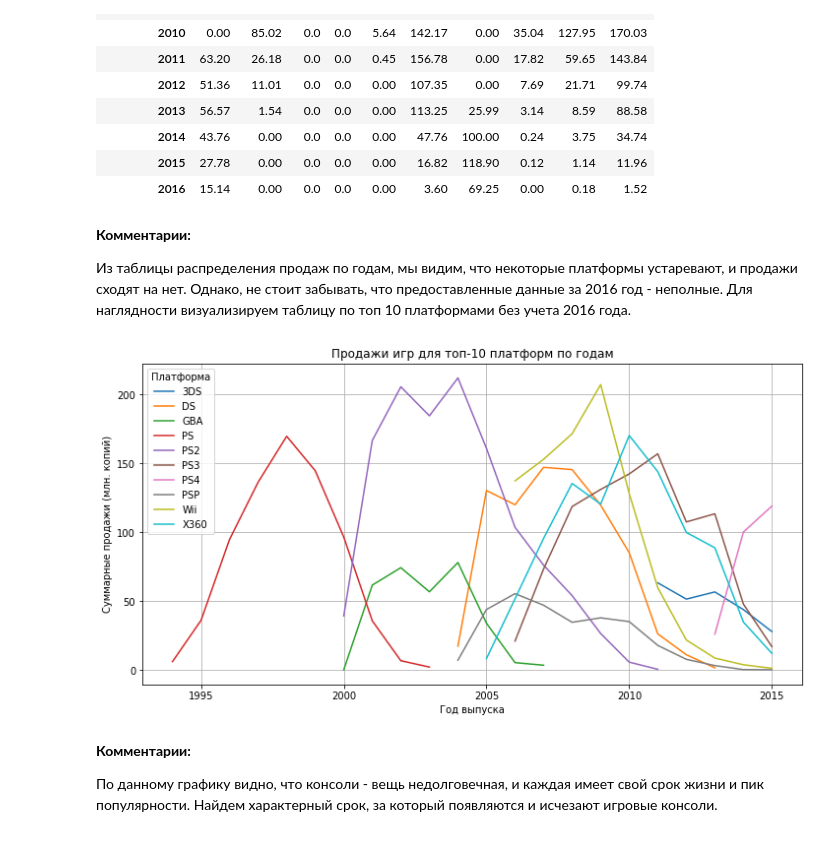
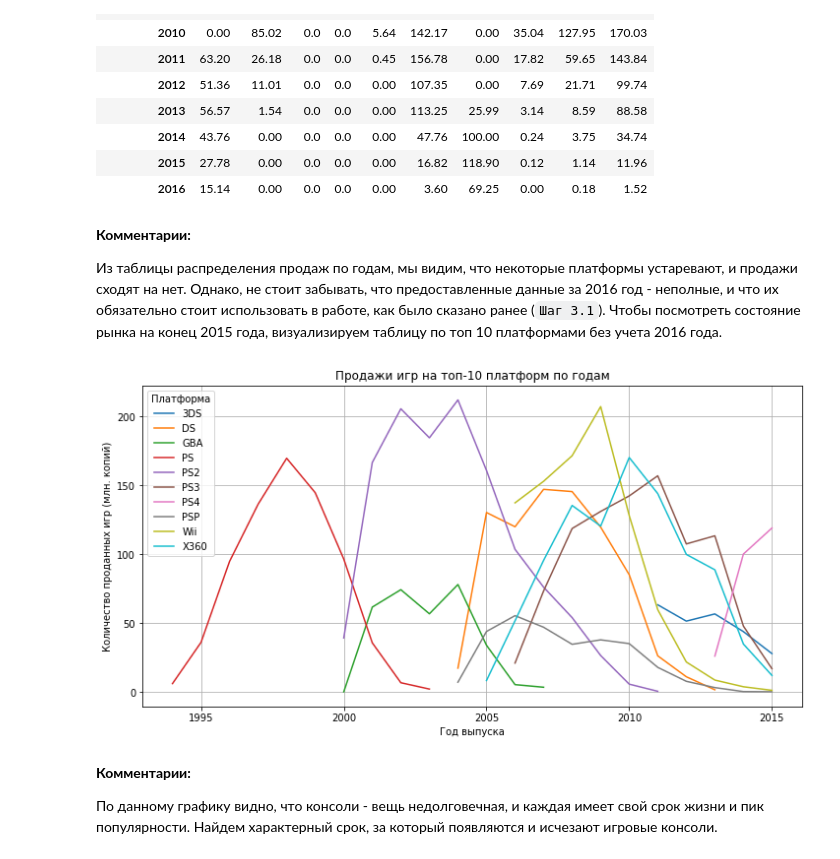
Before and after one commit to crumblinq/videogame-market-analysis, a Jupyter notebook: videogame_market_analysis.ipynb, the cells around one changed output. Saved outputs shown, nothing was run; the diff lists cells and outputs as text; code cells hidden in the pictures.

```diff
--- a/videogame_market_analysis.ipynb
+++ b/videogame_market_analysis.ipynb
@@ -543,19 +550,19 @@ display(sales_by_year_grouped_on_platform.fillna(0).tail(10))
 # %% [markdown]
 **Комментарии:**
 
-Из таблицы распределения продаж по годам, мы видим, что некоторые платформы устаревают, и продажи сходят на нет. Однако, не стоит забывать, что предоставленные данные за 2016 год - неполные. Для наглядности визуализируем таблицу по топ 10 платформами без учета 2016 года.
+Из таблицы распределения продаж по годам, мы видим, что некоторые платформы устаревают, и продажи сходят на нет. Однако, не стоит забывать, что предоставленные данные за 2016 год - неполные, и что их обязательно стоит использовать в работе, как было сказано ранее (`Шаг 3.1`). Чтобы посмотреть состояние рынка на конец 2015 года, визуализируем таблицу по топ 10 платформами без учета 2016 года.
 # %%
 sales_plot = sales_by_year_grouped_on_platform.query('1986 <= year_of_release <= 2015')
 
 ax1 = sales_plot.plot(figsize=(12, 6), grid=True)
-ax1.set_title('Продажи игр для топ-10 платформ по годам')
+ax1.set_title('Продажи игр на топ-10 платформ по годам')
 ax1.set_xlabel('Год выпуска')
-ax1.set_ylabel('Суммарные продажи (млн. копий)')
+ax1.set_ylabel('Количество проданных игр (млн. копий)')
 ax1.legend(title='Платформа')
 
 plt.show()
 # %% [output]
-[figure, old version]
+[figure, new version]
 # %% [markdown]
 **Комментарии:**
 
```
Also changed, not shown: parts of 45 cells of this notebook.
